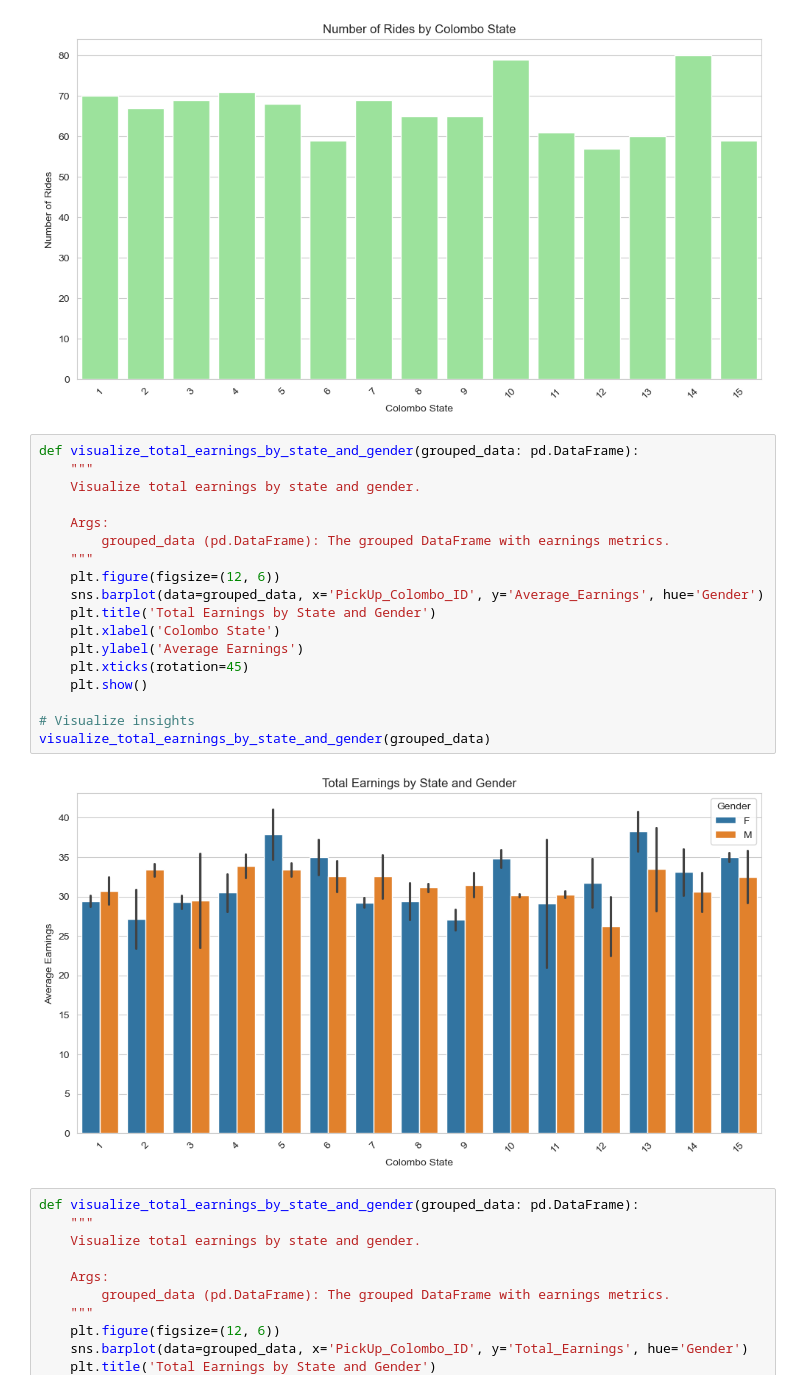
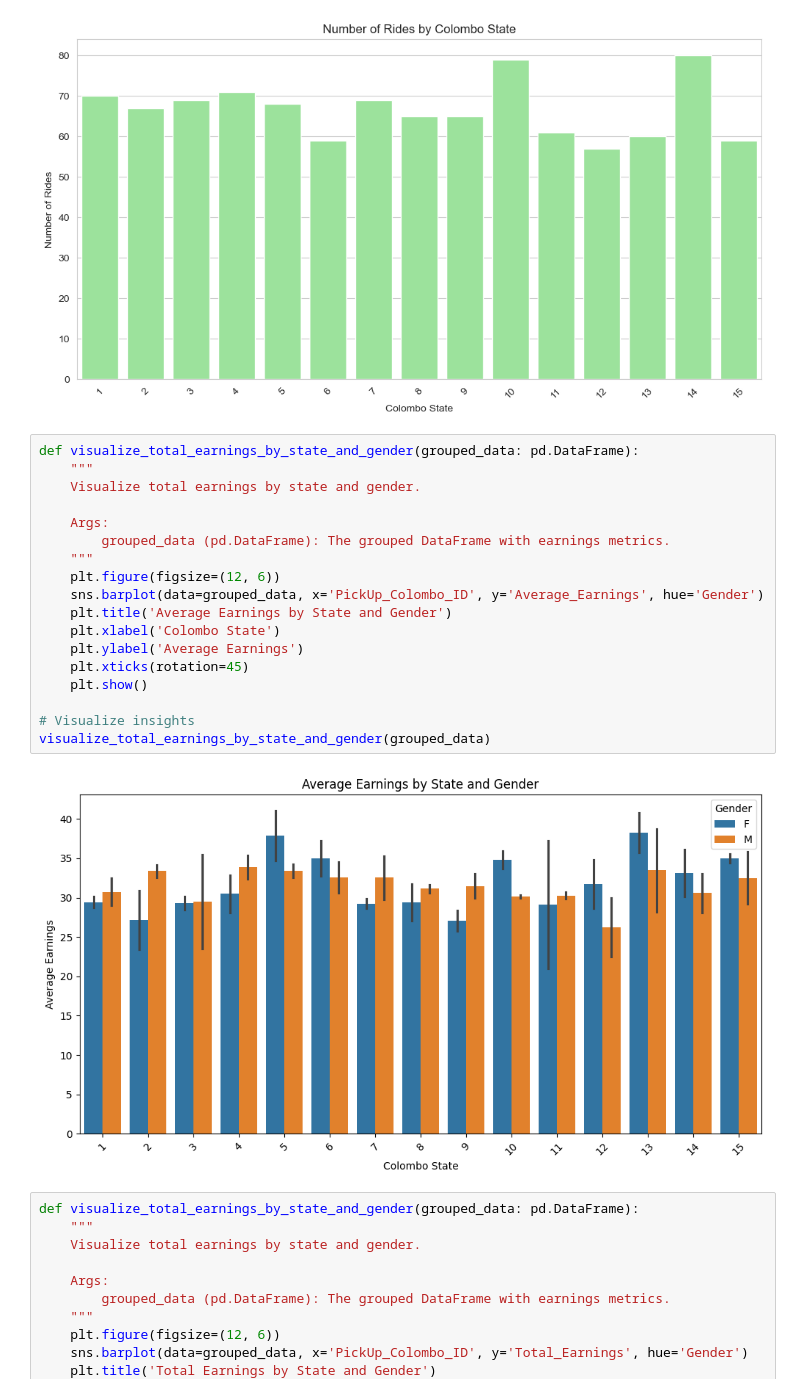
Before and after one commit to KituniDevma/Cab_use_case, a Jupyter notebook: analysis/EDA.ipynb, the cells around one changed output. Saved outputs shown, nothing was run; the diff lists cells and outputs as text.

```diff
--- a/analysis/EDA.ipynb
+++ b/analysis/EDA.ipynb
@@ -733,23 +733,23 @@ visualize_rides_by_state(df)
 # %%
 def visualize_total_earnings_by_state_and_gender(grouped_data: pd.DataFrame):
     """
     Visualize total earnings by state and gender.
 
     Args:
         grouped_data (pd.DataFrame): The grouped DataFrame with earnings metrics.
     """
     plt.figure(figsize=(12, 6))
     sns.barplot(data=grouped_data, x='PickUp_Colombo_ID', y='Average_Earnings', hue='Gender')
-    plt.title('Total Earnings by State and Gender')
+    plt.title('Average Earnings by State and Gender')
     plt.xlabel('Colombo State')
     plt.ylabel('Average Earnings')
     plt.xticks(rotation=45)
     plt.show()
 
 # Visualize insights
 visualize_total_earnings_by_state_and_gender(grouped_data)
 # %% [output]
-[figure, old version]
+[figure, new version]
 # %%
 def visualize_total_earnings_by_state_and_gender(grouped_data: pd.DataFrame):
     """
```
Also changed, not shown: parts of 3 cells of this notebook, 7 other files.
